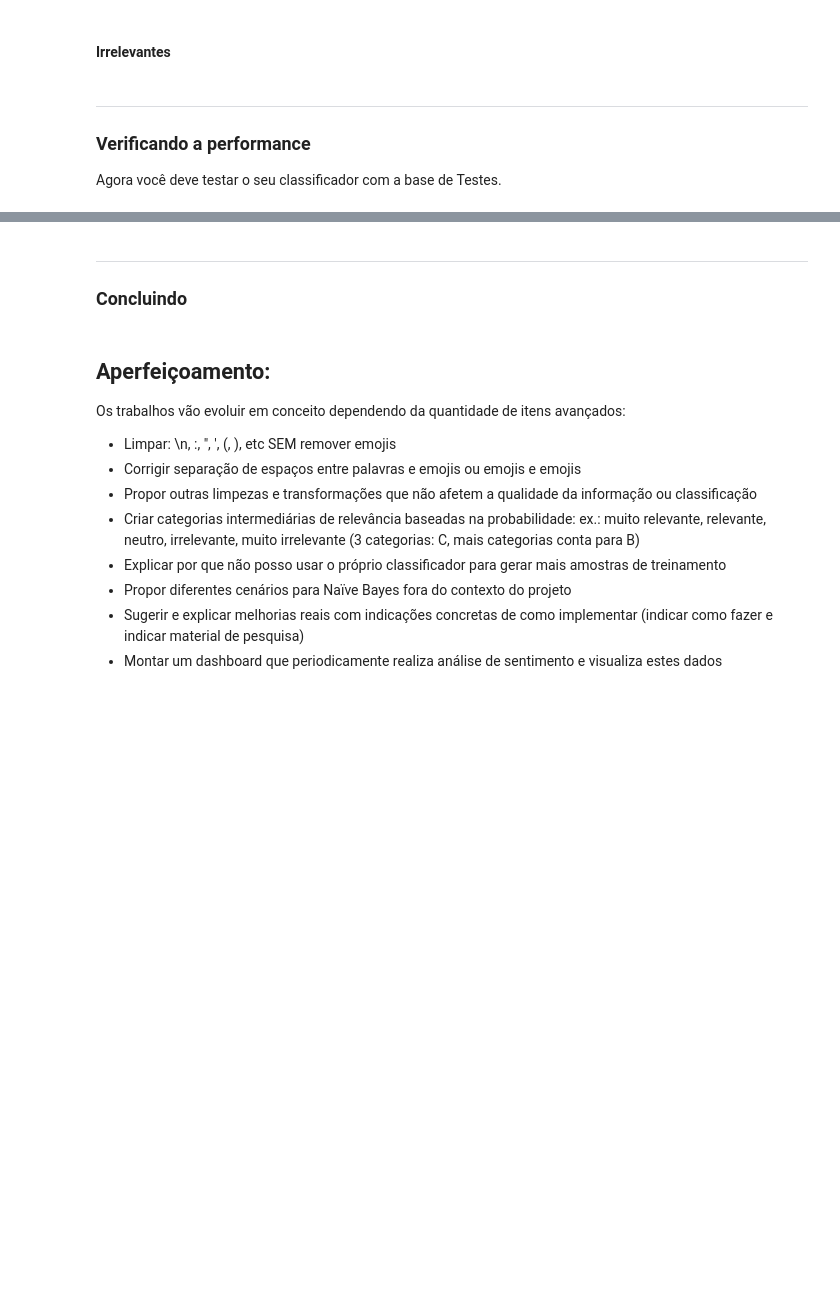
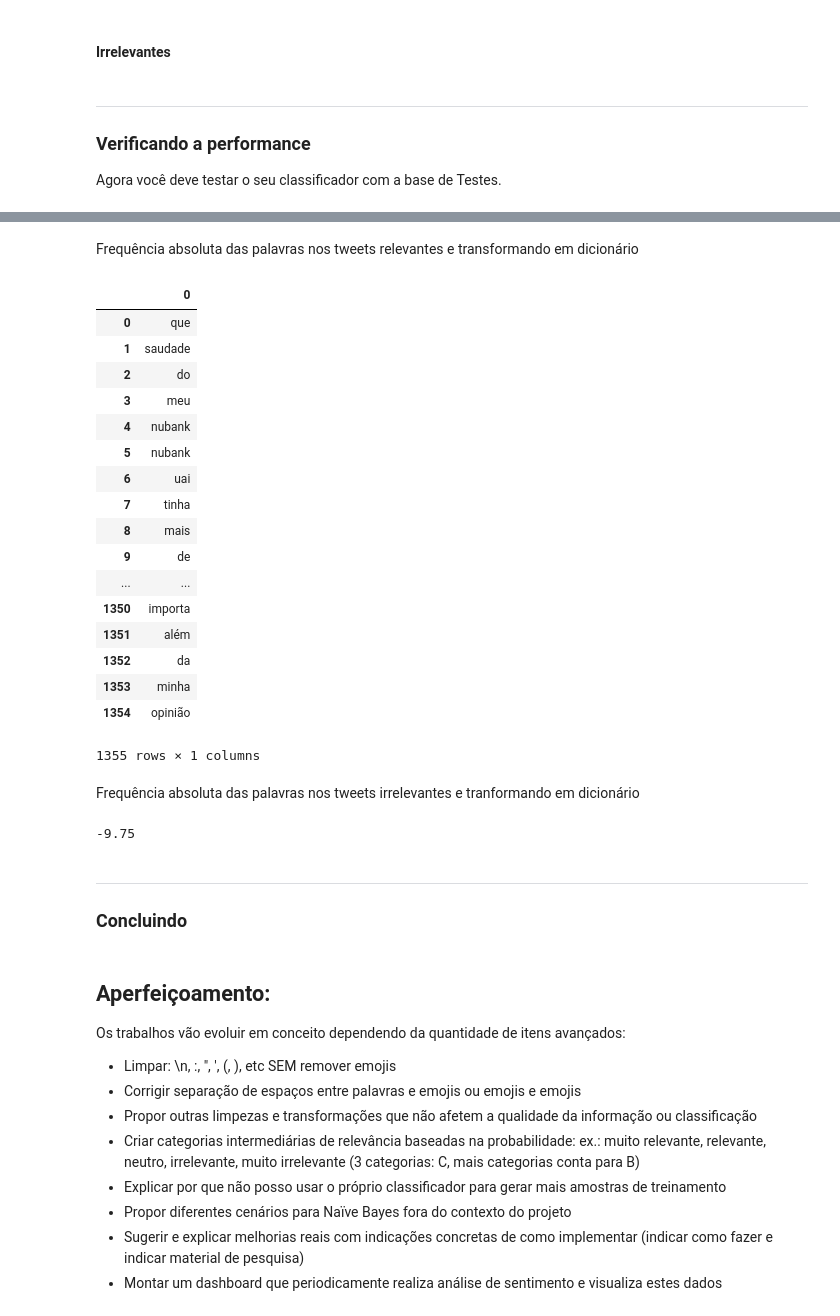
Before and after one commit to williamars/Projeto2, a Jupyter notebook: Projeto_C_Dados_Jonas_William(1).ipynb, the cells around one changed output, grey strips where cells are left out. Cells and saved outputs as stored; diff of their text form; code cells hidden in the pictures; blank space fills up the shorter version.

Commit message:
Atualizações do teste

```diff
--- a/Projeto_C_Dados_Jonas_William(1).ipynb
+++ b/Projeto_C_Dados_Jonas_William(1).ipynb
@@ -362,3 +363,6 @@ ___
 ### Verificando a performance
 
 Agora você deve testar o seu classificador com a base de Testes.
+# %%
+df_teste = pd.ExcelFile("Nubank.xlsx")
+df_teste1 = pd.read_excel(df_teste, 'Teste')
@@ -364,0 +373,12 @@ Agora você deve testar o seu classificador com a base de Testes.
+# %%
+df_teste1.Relevância = mensagens.Relevância.astype('category')
+df_teste1.Relevância.cat.categories = ('Irrelevante', 'Relevante')
+
+relevante_teste = df_teste1[df_teste1.Relevância=="Relevante"]
+irrelevante_teste = df_teste1[df_teste1.Relevância=="Irrelevante"]
+
+total_teste = len(relevante_teste) + len(irrelevante_teste)
+
+print("A quantidade de cada cada um é: \n\n", df_teste1.Relevância.value_counts())
+dicionario_counts_relevância1 = (df_teste1.Relevância.value_counts()).to_dict()
+dicionario_counts_relevância1
@@ -364,0 +392,34 @@ Agora você deve testar o seu classificador com a base de Testes.
+# %% [markdown]
+Frequência absoluta das palavras nos tweets relevantes e transformando em dicionário
+# %%
+''' Função que troca pontuação por espaço '''
+
+# Usando a função apply para fazer a limpeza nas mensagens
+df_teste2_rel = relevante_teste.Teste.apply(cleanup)
+df_teste2_rel = pd.DataFrame(pega_text(df_teste2_rel))
+
+dict_teste_counts_rel = (df_teste2_rel[0].value_counts()).to_dict()
+total_teste_rel = df_teste2_rel
+
+df_teste2_rel
+# %% [output]
+|  | 0 |
+| 0 | que |
+| 1 | saudade |
+| 2 | do |
+| 3 | meu |
+| 4 | nubank |
+| 5 | nubank |
+| 6 | uai |
+| 7 | tinha |
+| 8 | mais |
+| 9 | de |
+| ... | ... |
+| 1350 | importa |
+| 1351 | além |
+| 1352 | da |
+| 1353 | minha |
+| 1354 | opinião |
+1355 rows × 1 columns
+# %% [markdown]
+Frequência absoluta das palavras nos tweets irrelevantes e tranformando em dicionário
@@ -364,0 +432,4 @@ Agora você deve testar o seu classificador com a base de Testes.
+# %%
+print(probabilidade_do_naive_irr(dict_teste_counts_rel, dicionario_counts_relevância1, total, linhas_mens_teste, total_teste_rel))
+# %% [output]
+-9.75
```
Also changed, not shown: parts of 17 cells of this notebook, 1 other file.
